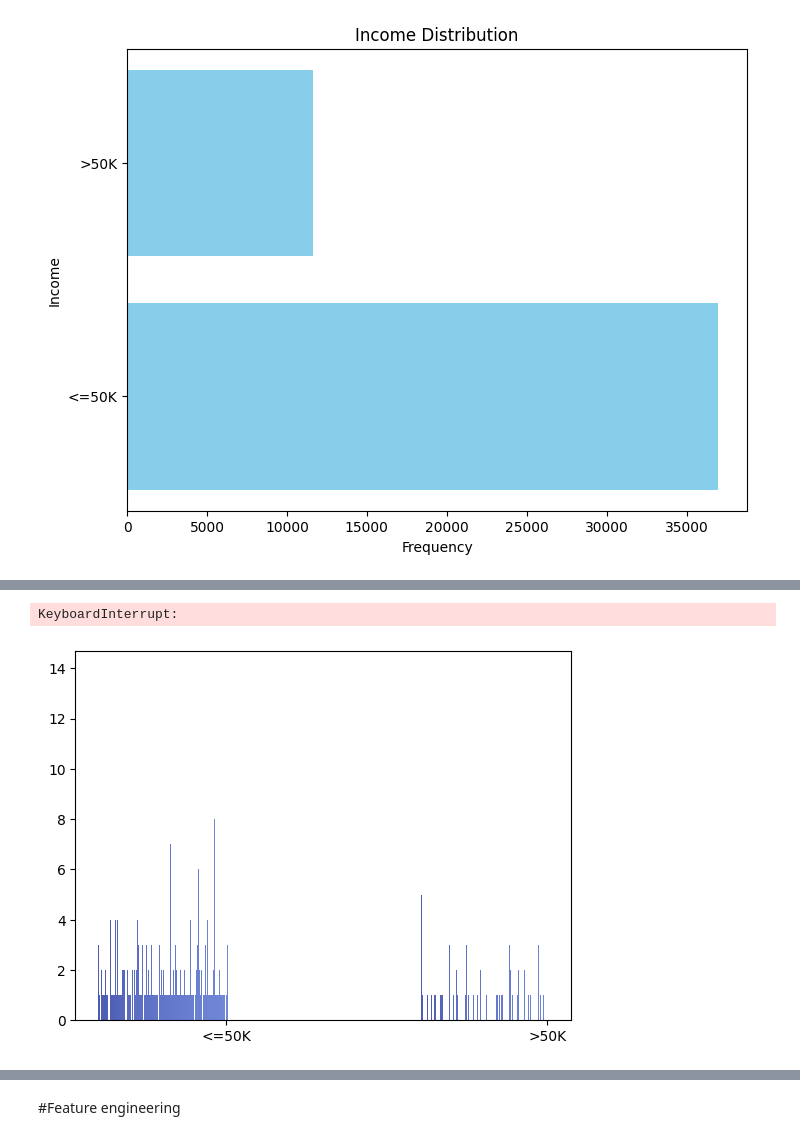
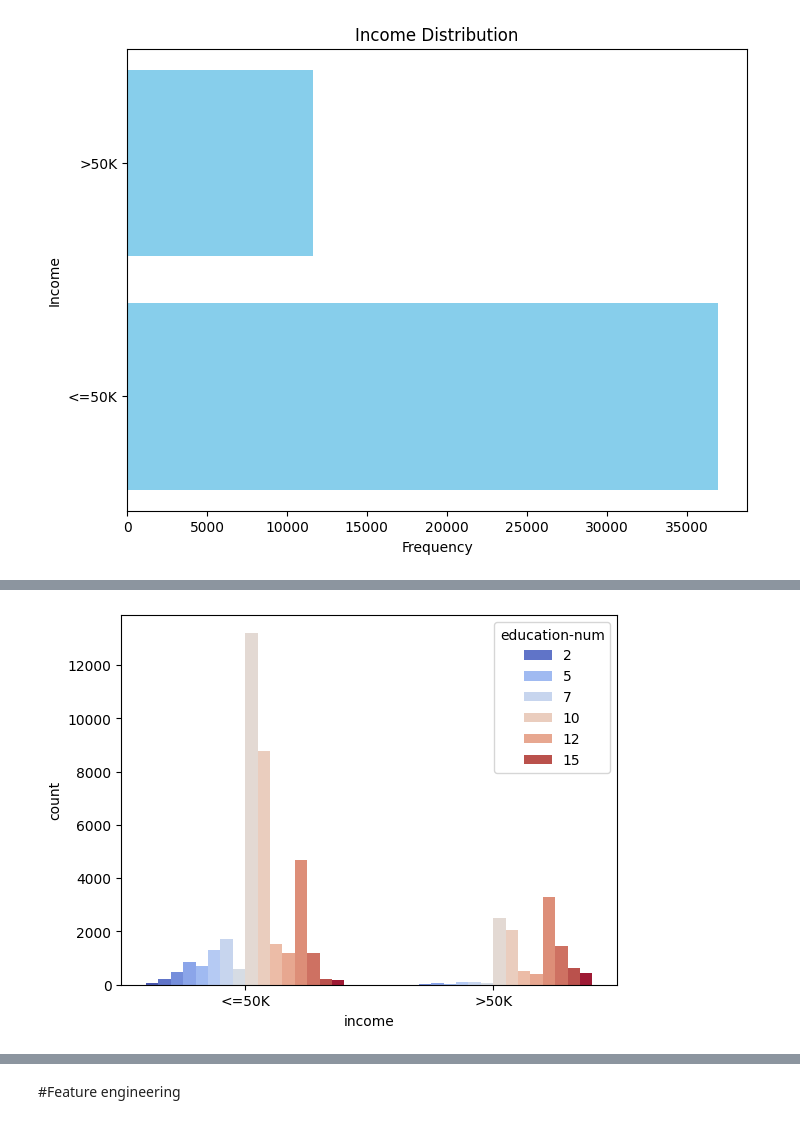
Before and after one commit to MohHaroon/Adult-Census-Income-Classification, a Jupyter notebook: Adult dataset Classification.ipynb, the cells around one changed output, grey strips where cells are left out. Cells and saved outputs as stored; diff of their text form; code cells hidden in the pictures.

```diff
--- a/Adult dataset Classification.ipynb
+++ b/Adult dataset Classification.ipynb
@@ -354,7 +365,6 @@ plt.show()
 # %%
-# Plot depicting the income for each worklass and the count
-sns.countplot(x='income', palette='coolwarm', hue='fnlwgt', data=adult_df);
+# Plot depicting the income for each education number and the count
+sns.countplot(x='income', palette='coolwarm', hue='education-num', data=adult_df);
 # %% [output]
-KeyboardInterrupt:
-[figure, old version]
+[figure, new version]
 # %%
```
Also changed, not shown: parts of 32 cells of this notebook.
